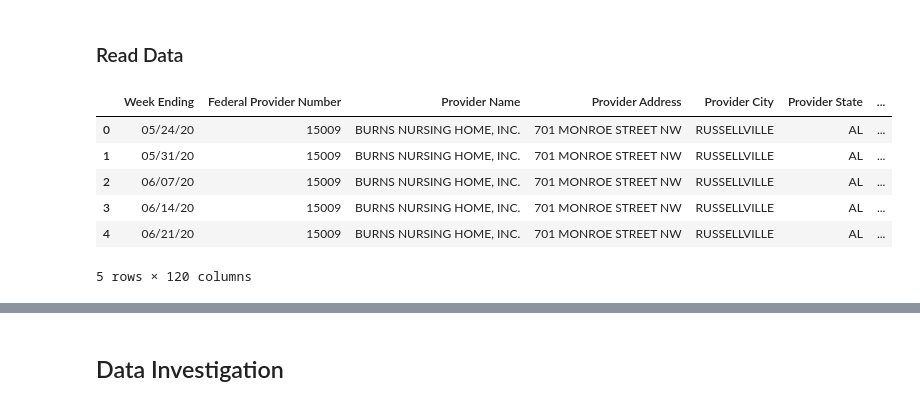
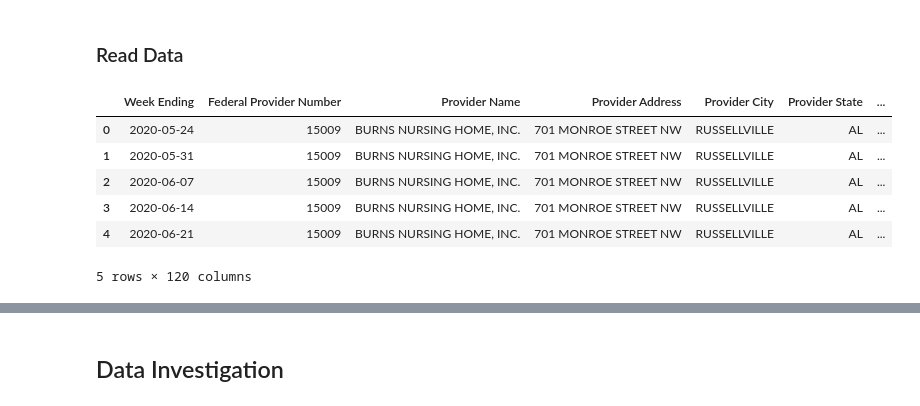
Before and after one commit to neudeb/nursinghome, a Jupyter notebook: Nursing_Home_EDA.ipynb, the cells around one changed output, grey strips where cells are left out. Drawn from its saved outputs; the diff is of its cells as text; code cells hidden in the pictures.

```diff
--- a/Nursing_Home_EDA.ipynb
+++ b/Nursing_Home_EDA.ipynb
@@ -38,13 +38,13 @@ import plotly.express as px
 # %% [markdown]
 ### Read Data
 # %%
-raw_data = pd.read_csv('/content/drive/MyDrive/Northeastern/Labs/IE5374/NursingHome/COVID-19 Nursing Home Data 08.28.2022.csv')
+raw_data = pd.read_csv('/content/drive/MyDrive/Northeastern/Labs/IE5374/NursingHome/COVID-19 Nursing Home Data 08.28.2022.csv', parse_dates=['Week Ending'])
 raw_data.head()
 # %% [output]
 |  | Week Ending | Federal Provider Number | Provider Name | Provider Address | Provider City | Provider State | ... |
-| 0 | 05/24/20 | 15009 | BURNS NURSING HOME, INC. | 701 MONROE STREET NW | RUSSELLVILLE | AL | ... |
-| 1 | 05/31/20 | 15009 | BURNS NURSING HOME, INC. | 701 MONROE STREET NW | RUSSELLVILLE | AL | ... |
-| 2 | 06/07/20 | 15009 | BURNS NURSING HOME, INC. | 701 MONROE STREET NW | RUSSELLVILLE | AL | ... |
-| 3 | 06/14/20 | 15009 | BURNS NURSING HOME, INC. | 701 MONROE STREET NW | RUSSELLVILLE | AL | ... |
-| 4 | 06/21/20 | 15009 | BURNS NURSING HOME, INC. | 701 MONROE STREET NW | RUSSELLVILLE | AL | ... |
+| 0 | 2020-05-24 | 15009 | BURNS NURSING HOME, INC. | 701 MONROE STREET NW | RUSSELLVILLE | AL | ... |
+| 1 | 2020-05-31 | 15009 | BURNS NURSING HOME, INC. | 701 MONROE STREET NW | RUSSELLVILLE | AL | ... |
+| 2 | 2020-06-07 | 15009 | BURNS NURSING HOME, INC. | 701 MONROE STREET NW | RUSSELLVILLE | AL | ... |
+| 3 | 2020-06-14 | 15009 | BURNS NURSING HOME, INC. | 701 MONROE STREET NW | RUSSELLVILLE | AL | ... |
+| 4 | 2020-06-21 | 15009 | BURNS NURSING HOME, INC. | 701 MONROE STREET NW | RUSSELLVILLE | AL | ... |
 5 rows × 120 columns
```
Also changed, not shown: parts of 93 cells of this notebook.
